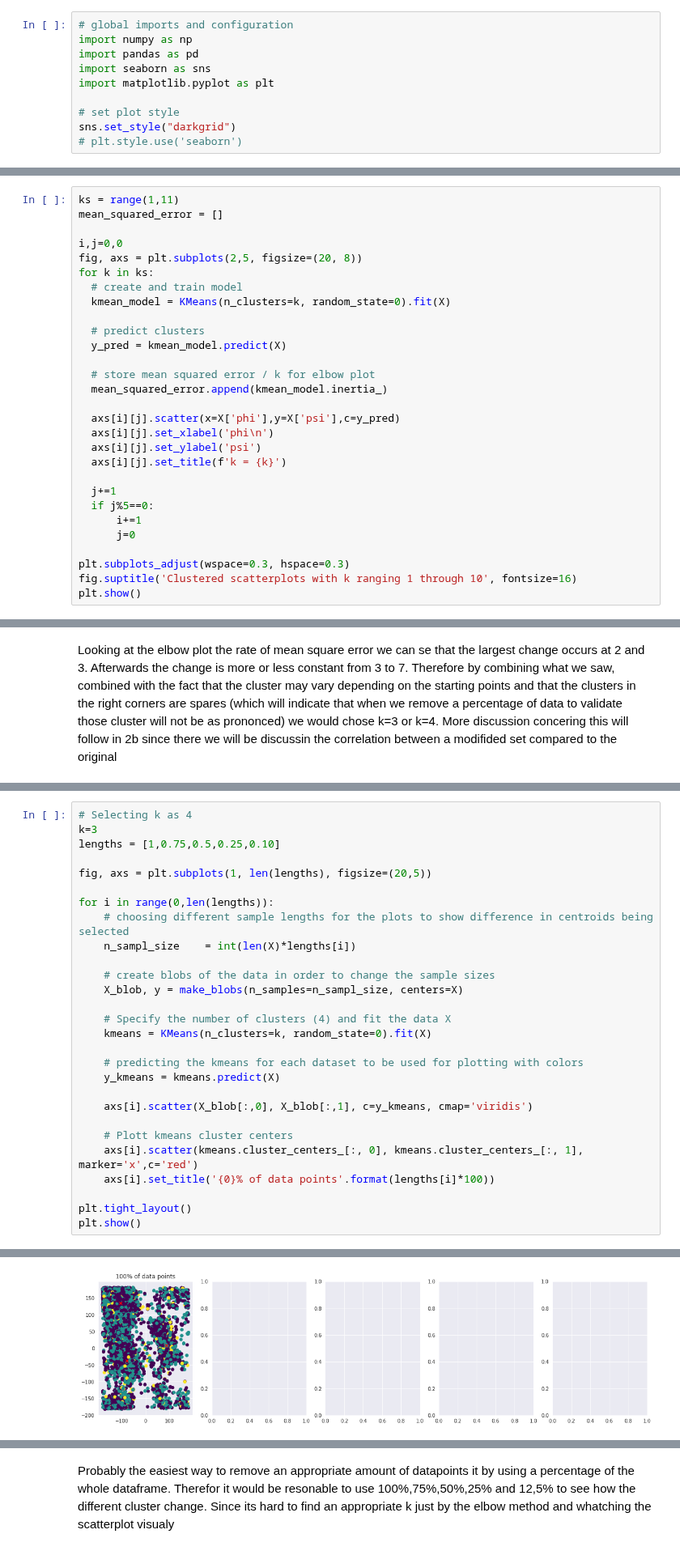
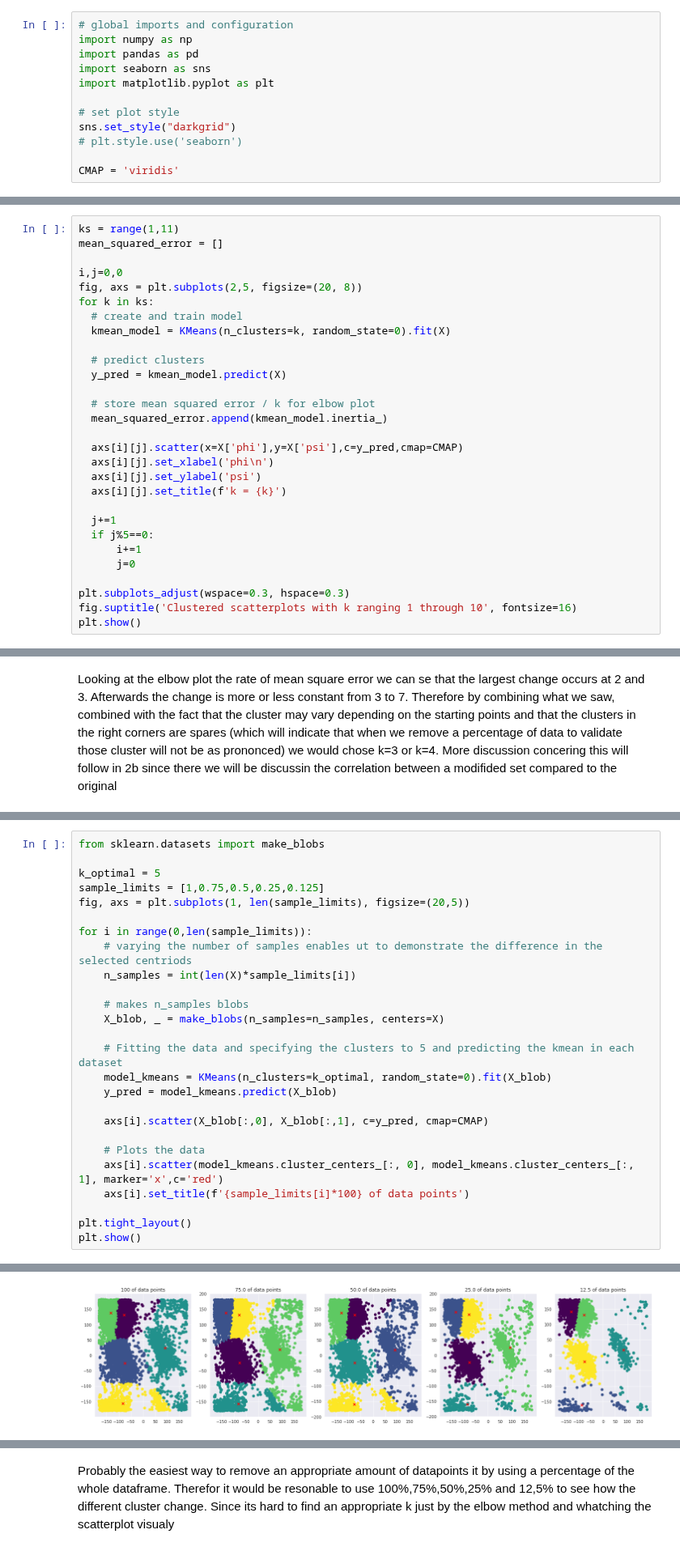
Before and after one commit to lukasmartinsson/dat405, a Jupyter notebook: assignment_3/assignment_3.ipynb, the cells around one changed output, grey strips where cells are left out. Shown at 81% size. Drawn from its saved outputs; the diff is of its cells as text.

```diff
--- a/assignment_3/assignment_3.ipynb
+++ b/assignment_3/assignment_3.ipynb
@@ -30,3 +30,5 @@ import matplotlib.pyplot as plt
 # set plot style
 sns.set_style("darkgrid")
 # plt.style.use('seaborn')
+
+CMAP = 'viridis'
@@ -103,7 +107,7 @@ for k in ks:
   # store mean squared error / k for elbow plot
   mean_squared_error.append(kmean_model.inertia_)
 
-  axs[i][j].scatter(x=X['phi'],y=X['psi'],c=y_pred)
+  axs[i][j].scatter(x=X['phi'],y=X['psi'],c=y_pred,cmap=CMAP)
   axs[i][j].set_xlabel('phi\n')
   axs[i][j].set_ylabel('psi')
   axs[i][j].set_title(f'k = {k}')
@@ -146,28 +144,26 @@ int
 # %%
-# Selecting k as 4
-k=3
-lengths = [1,0.75,0.5,0.25,0.10]
+from sklearn.datasets import make_blobs
 
-fig, axs = plt.subplots(1, len(lengths), figsize=(20,5))
+k_optimal = 5
+sample_limits = [1,0.75,0.5,0.25,0.125]
+fig, axs = plt.subplots(1, len(sample_limits), figsize=(20,5))
 
-for i in range(0,len(lengths)):
-    # choosing different sample lengths for the plots to show difference in centroids being selected
-    n_sampl_size    = int(len(X)*lengths[i])
+for i in range(0,len(sample_limits)):
+    # varying the number of samples enables ut to demonstrate the difference in the selected centriods
+    n_samples = int(len(X)*sample_limits[i])
 
-    # create blobs of the data in order to change the sample sizes
-    X_blob, y = make_blobs(n_samples=n_sampl_size, centers=X)
+    # makes n_samples blobs
+    X_blob, _ = make_blobs(n_samples=n_samples, centers=X)
 
-    # Specify the number of clusters (4) and fit the data X
-    kmeans = KMeans(n_clusters=k, random_state=0).fit(X)
+    # Fitting the data and specifying the clusters to 5 and predicting the kmean in each dataset
+    model_kmeans = KMeans(n_clusters=k_optimal, random_state=0).fit(X_blob)
+    y_pred = model_kmeans.predict(X_blob)
 
-    # predicting the kmeans for each dataset to be used for plotting with colors
-    y_kmeans = kmeans.predict(X)
+    axs[i].scatter(X_blob[:,0], X_blob[:,1], c=y_pred, cmap=CMAP)
 
-    axs[i].scatter(X_blob[:,0], X_blob[:,1], c=y_kmeans, cmap='viridis')
-
-    # Plott kmeans cluster centers
-    axs[i].scatter(kmeans.cluster_centers_[:, 0], kmeans.cluster_centers_[:, 1], marker='x',c='red')
-    axs[i].set_title('{0}% of data points'.format(lengths[i]*100))
+    # Plots the data
+    axs[i].scatter(model_kmeans.cluster_centers_[:, 0], model_kmeans.cluster_centers_[:, 1], marker='x',c='red')
+    axs[i].set_title(f'{sample_limits[i]*100} of data points')
 
 plt.tight_layout()
 plt.show()
@@ -176 +171 @@ ValueError: 'c' argument has 29369 elements, which is inconsistent with 'x' and
-[figure, old version]
+[figure, new version]
```
Also changed, not shown: parts of 8 cells of this notebook.
